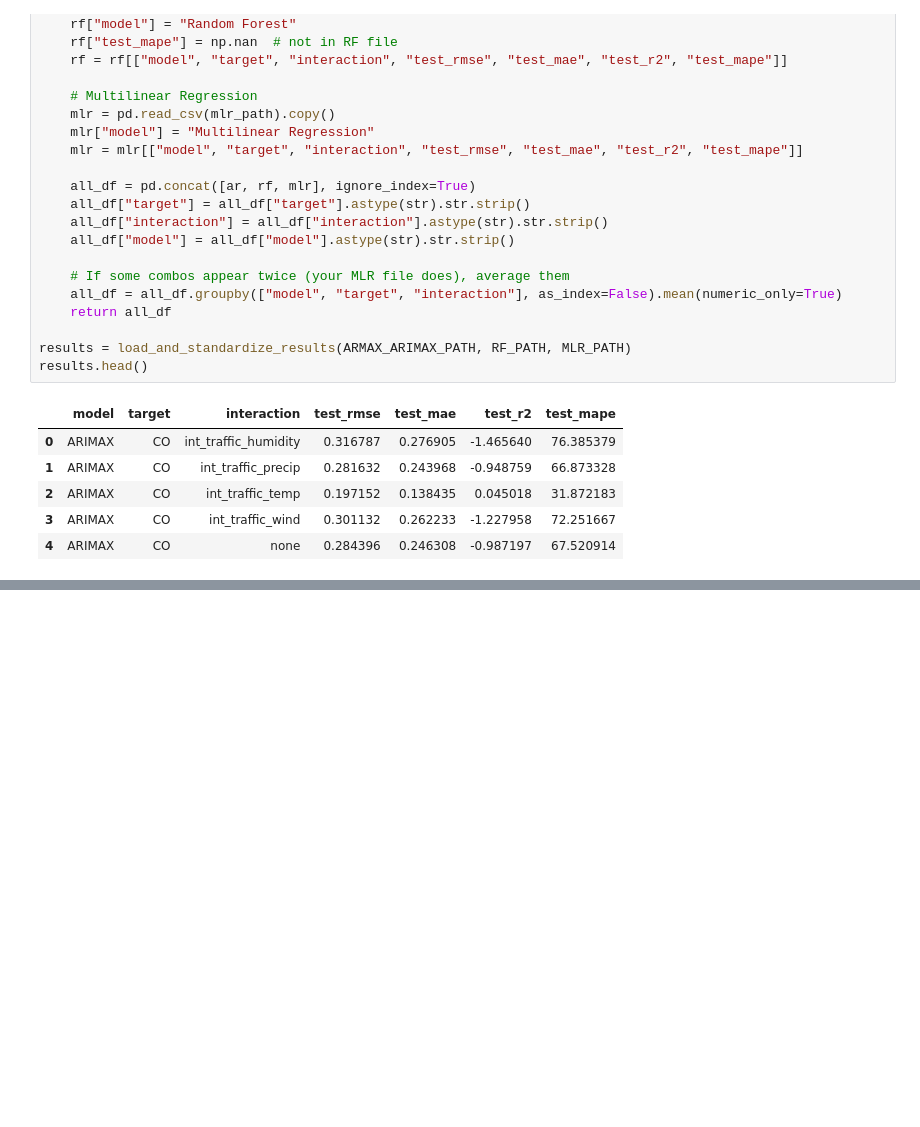
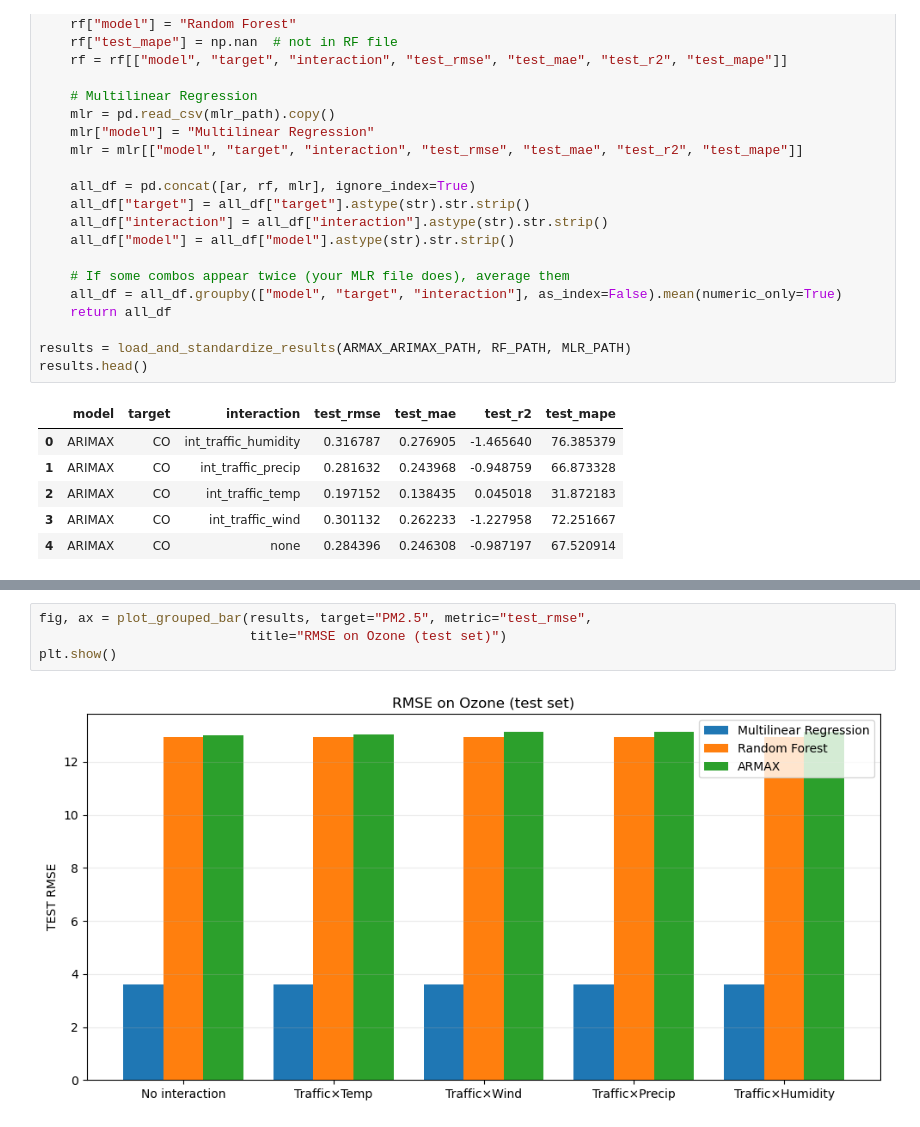
Before and after one commit to Gavision97/Research-Methods, a Jupyter notebook: results.ipynb, the cells around one changed output, grey strips where cells are left out. Saved outputs shown, nothing was run; the diff lists cells and outputs as text; blank space fills up the shorter version.

```diff
--- a/results.ipynb
+++ b/results.ipynb
@@ -298,0 +246,6 @@ for pol in ["Ozone", "PM2.5", "NO2", "CO"]:   # your file uses NO2 (not "NO")
+# %%
+fig, ax = plot_grouped_bar(results, target="PM2.5", metric="test_rmse",
+                           title="RMSE on Ozone (test set)")
+plt.show()
+# %% [output]
+[figure, added]
```
Also changed, not shown: parts of 19 cells of this notebook, 1 other file.
